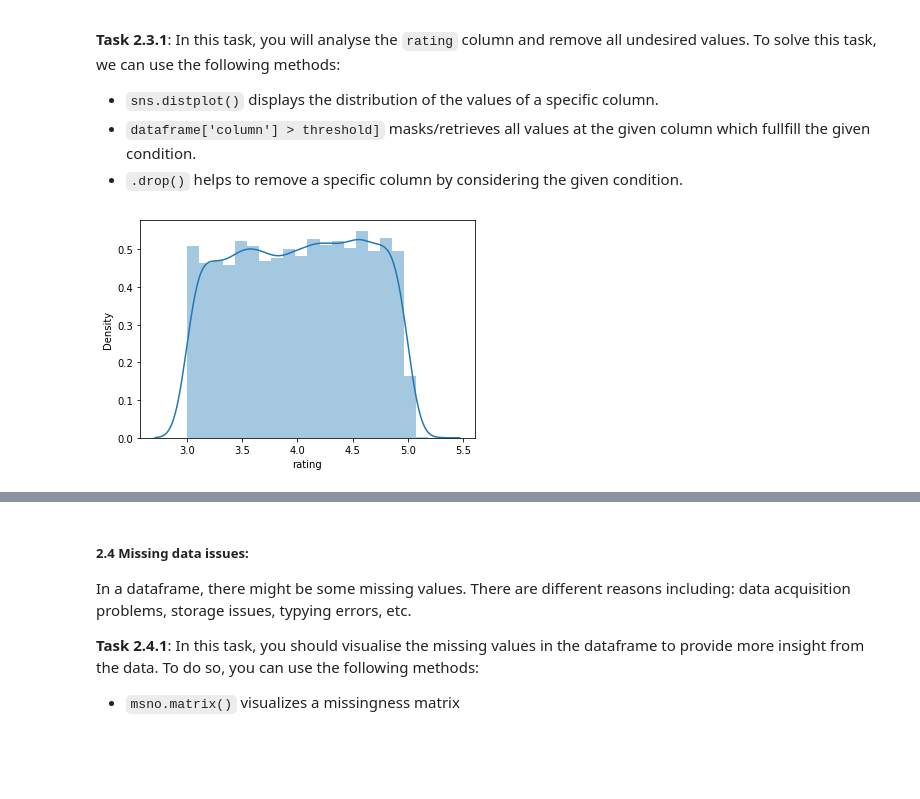
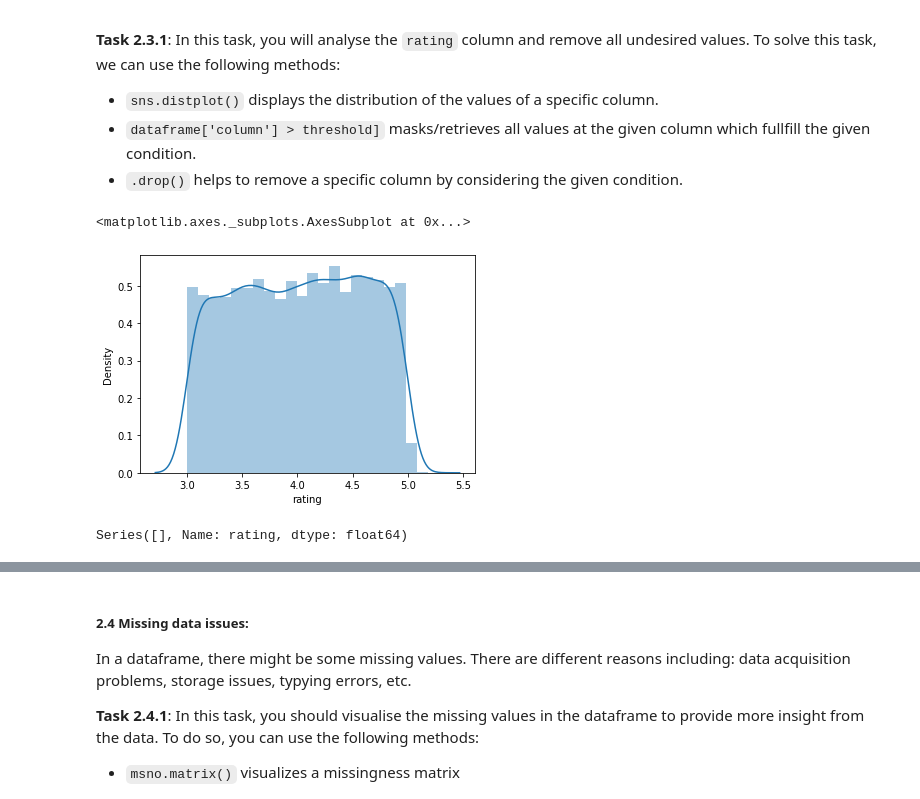
Before and after one commit to BlessMario/MachineIntelligence, a Jupyter notebook: 02_cleaning_ex.ipynb, the cells around one changed output, grey strips where cells are left out. Cells and saved outputs as stored; diff of their text form; code cells hidden in the pictures; blank space fills up the shorter version.

```diff
--- a/02_cleaning_ex.ipynb
+++ b/02_cleaning_ex.ipynb
@@ -380,7 +380,13 @@ In a dataframe, it is possible that the range of values of specific columns is n
 - `.drop()` helps to remove a specific column by considering the given condition.
 # %%
 # display the rating column using distplot()
-...
-...
+sns.distplot(df_airbnb['rating'])
 # %% [output]
+<matplotlib.axes._subplots.AxesSubplot at 0x...>
-[figure, old version]
+[figure, new version]
+# %%
+# select all rows whose rating > 5.0
+print(df_airbnb['rating'][df_airbnb['rating'] > 5.0])
+unvalid_indeces = df_airbnb['rating'] > 5.0
+# %% [output]
+Series([], Name: rating, dtype: float64)
```
Also changed, not shown: parts of 13 cells of this notebook.
